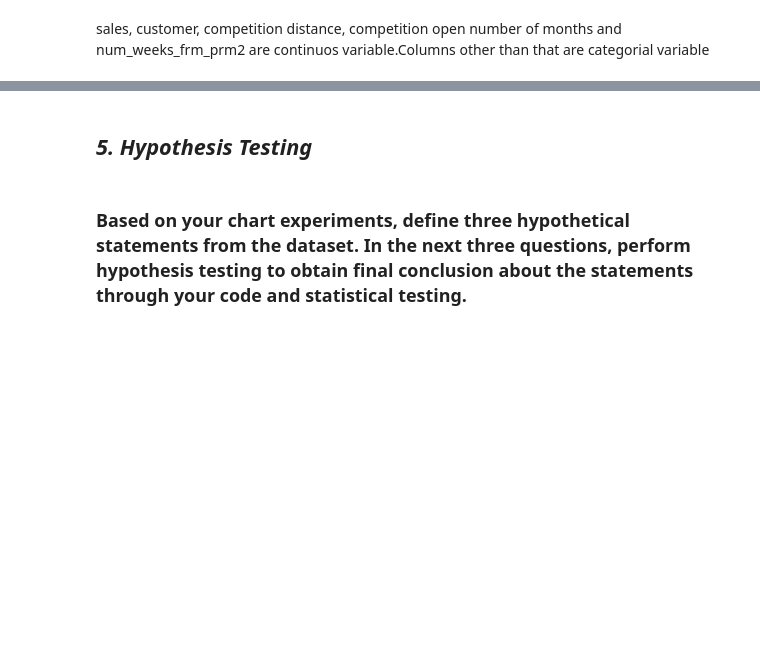
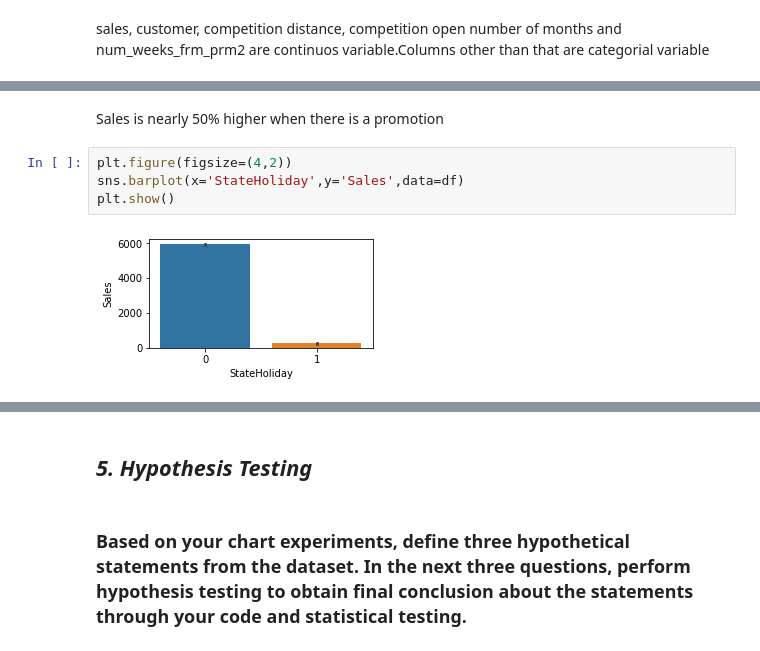
Before and after one commit to Sudar278/Roseman-store-sales-predction-LR-, a Jupyter notebook: Roseman_store_sales_predction(LR).ipynb, the cells around one changed output, grey strips where cells are left out. Saved outputs shown, nothing was run; the diff lists cells and outputs as text; blank space fills up the shorter version.

```diff
--- a/Roseman_store_sales_predction(LR).ipynb
+++ b/Roseman_store_sales_predction(LR).ipynb
@@ -845,0 +632,8 @@ Answer Here
+# %% [markdown]
+Sales is nearly 50% higher when there is a promotion
+# %%
+plt.figure(figsize=(4,2))
+sns.barplot(x='StateHoliday',y='Sales',data=df)
+plt.show()
+# %% [output]
+[figure, added]
```
Also changed, not shown: parts of 125 cells of this notebook.
